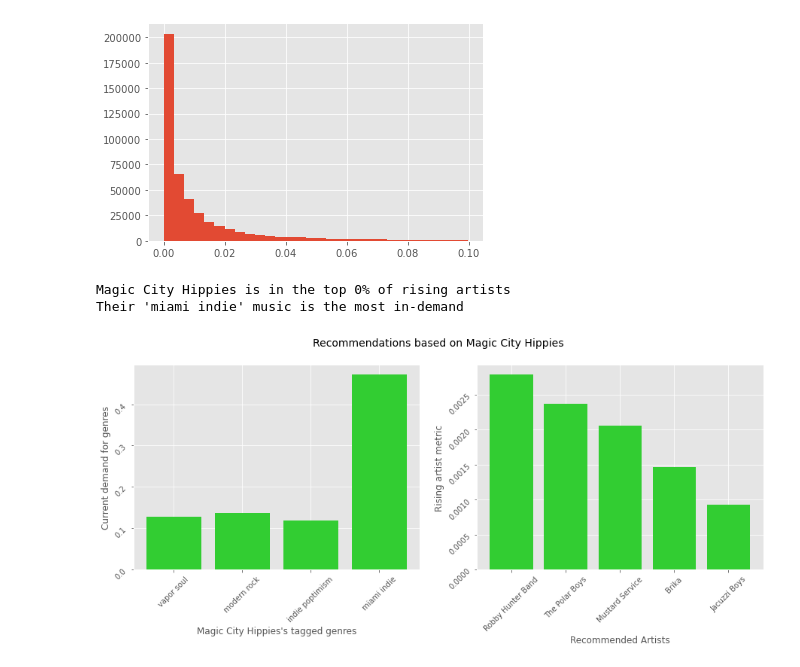
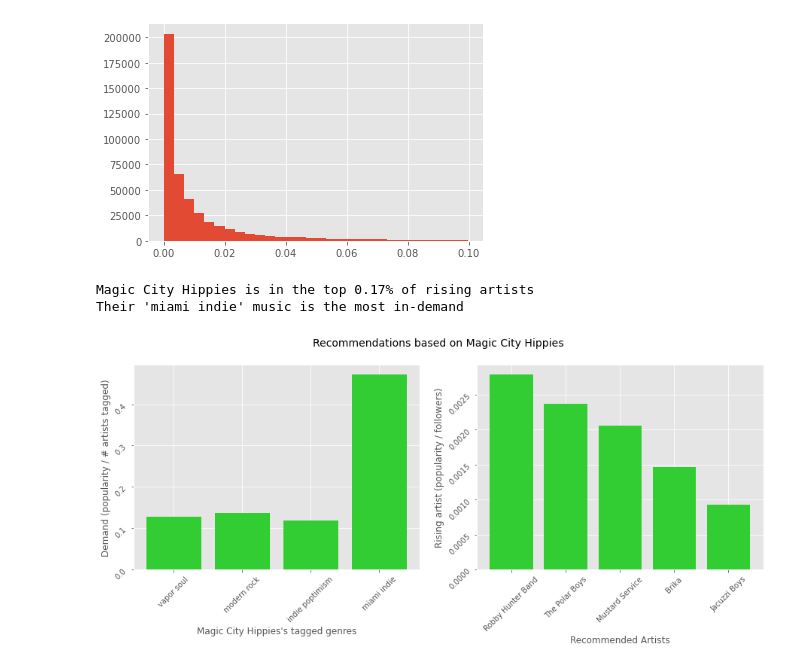
Before and after one commit to mattslatt/music_in_motion_acoustic_signatures, a Jupyter notebook: notebooks/artists.ipynb, the cells around one changed output. Saved outputs shown, nothing was run; the diff lists cells and outputs as text; code cells hidden in the pictures.

```diff
--- a/notebooks/artists.ipynb
+++ b/notebooks/artists.ipynb
@@ -343,39 +343,36 @@ stats.percentileofscore(genre_artists['demand'],1)
 # %%
 def genre_generator(artist,min_followers=10000):
     artist_profile = genre_artists[genre_artists['name'] == artist]
     demand = artist_profile.sort_values('demand', ascending=False)
 
     # find rising artists in the demand genre
     rising_demand = genre_artists[genre_artists['genres'] == (demand.iloc[0,2])].sort_values('rising', ascending=False)
     recs = rising_demand[rising_demand['followers'] > min_followers].head(5)
 
     # Plot artist genres
     fig, ax = plt.subplots(1,2, figsize=(15,5))
     ax[0].bar(artist_profile['genres'].str.strip("'"), artist_profile['demand'], color='limegreen')
     ax[0].set_xlabel("{}'s tagged genres".format(artist))
-    ax[0].set_ylabel('Demand')
+    ax[0].set_ylabel('Demand (popularity / # artists tagged)')
     ax[0].tick_params(rotation=45)
 
     # Plot highest demand genre rising stars
     ax[1].bar(recs['name'], recs['rising'], color='limegreen')
     ax[1].set_xlabel('Recommended Artists')
-    ax[1].set_ylabel('Rising artist metric')
+    ax[1].set_ylabel('Rising artist (popularity / followers)')
     ax[1].tick_params(rotation=45)
     fig.suptitle("Recommendations based on {}".format(artist), fontsize=14)
     plt.savefig('/home/matt/dsi_galvanize/capstones/spotify/img/artist_recommender.png', bbox_inches = "tight")
 
 
     # Calculate rising star
     star = stats.percentileofscore(genre_artists['demand'], artist_profile.iloc[0, 8]) * 100
-    print('{} is in the top {}% of rising artists'.format(artist, round(star),2))
-    print('Their {} music is the most in-demand'.format(demand.iloc[0,2]))
-
-
+    print('{} is in the top {}% of rising artists \nTheir {} music is the most in-demand'.format(artist, round(star,2), demand.iloc[0,2]))
 
 
 genre_generator('Magic City Hippies')
 # %% [output]
-Magic City Hippies is in the top 0% of rising artists
+Magic City Hippies is in the top 0.17% of rising artists
 Their 'miami indie' music is the most in-demand
-[figure, old version]
+[figure, new version]
 # %%
```
Also changed, not shown: parts of 15 cells of this notebook, 3 other files.
